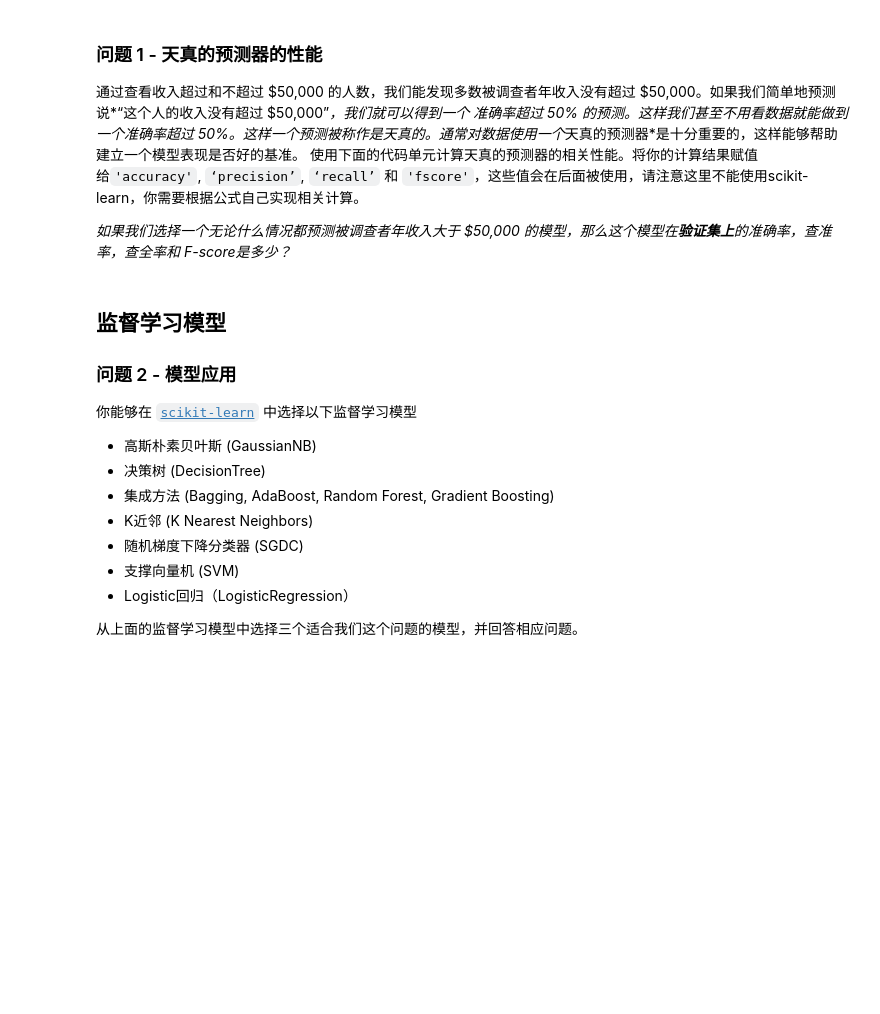
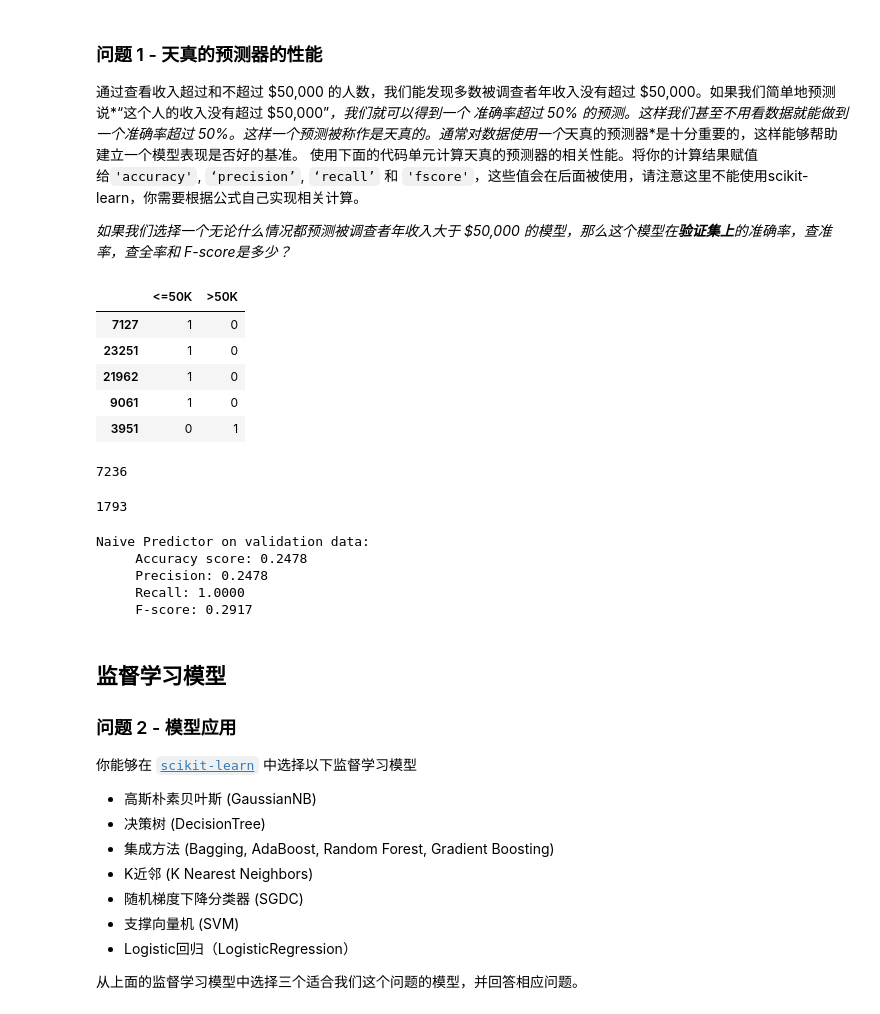
Before and after one commit to le773/PythonDebug, a Jupyter notebook: Q1finding_donors/finding_donors.ipynb, the cells around one changed output. Drawn from its saved outputs; the diff is of its cells as text; code cells hidden in the pictures; blank space fills up the shorter version.

```diff
--- a/Q1finding_donors/finding_donors.ipynb
+++ b/Q1finding_donors/finding_donors.ipynb
@@ -169,13 +209,13 @@ display(features_raw.head(n = 1))
 # %%
 # TODO：使用pandas.get_dummies()对'features_raw'数据进行独热编码
-features = None
+features = pd.get_dummies(features_raw)
 
 # TODO：将'income_raw'编码成数字值
-income = None
+income = pd.get_dummies(income_raw)
 
 # 打印经过独热编码之后的特征数量
 encoded = list(features.columns)
 print "{} total features after one-hot encoding.".format(len(encoded))
 
 # 移除下面一行的注释以观察编码的特征名字
-#print encoded
+print encoded
@@ -217,20 +264,42 @@ $$ F_{\beta} = (1 + \beta^2) \cdot \frac{precision \cdot recall}{\left( \beta^2
 通过查看收入超过和不超过 \$50,000 的人数，我们能发现多数被调查者年收入没有超过 \$50,000。如果我们简单地预测说*“这个人的收入没有超过 \$50,000”*，我们就可以得到一个 准确率超过 50% 的预测。这样我们甚至不用看数据就能做到一个准确率超过 50%。这样一个预测被称作是天真的。通常对数据使用一个*天真的预测器*是十分重要的，这样能够帮助建立一个模型表现是否好的基准。 使用下面的代码单元计算天真的预测器的相关性能。将你的计算结果赋值给`'accuracy'`, `‘precision’`, `‘recall’` 和 `'fscore'`，这些值会在后面被使用，请注意这里不能使用scikit-learn，你需要根据公式自己实现相关计算。
 
 *如果我们选择一个无论什么情况都预测被调查者年收入大于 \$50,000 的模型，那么这个模型在**验证集上**的准确率，查准率，查全率和 F-score是多少？*
+# %%
+y_val.head()
+# %% [output]
+|  | <=50K | >50K |
+| 7127 | 1 | 0 |
+| 23251 | 1 | 0 |
+| 21962 | 1 | 0 |
+| 9061 | 1 | 0 |
+| 3951 | 0 | 1 |
+# %%
+y_val.shape[0]
+# %% [output]
+7236
+# %%
+y_val[y_val['>50K'] == 1].shape[0]
+# %% [output]
+1793
 # %%
 #不能使用scikit-learn，你需要根据公式自己实现相关计算。
 
+total = y_val.shape[0]
+test_right = y_val[y_val['>50K'] == 1].shape[0]
+
 #TODO： 计算准确率
-accuracy = None
+accuracy = 1.0 *  test_right/total
 
 # TODO： 计算查准率 Precision
-precision = None
+tp = test_right
+precision = 1.0 * tp/total
 
 # TODO： 计算查全率 Recall
-recall = None
+recall = 1.0 * tp/tp
 
 # TODO： 使用上面的公式，设置beta=0.5，计算F-score
-fscore = None
+beta=0.5
+fscore = (1 + beta * beta) * precision * recall /(beta * beta * precision + recall)
 
 # 打印结果
 print "Naive Predictor on validation data: \n \
@@ -238,6 +307,12 @@ print "Naive Predictor on validation data: \n \
     Precision: {:.4f} \n \
     Recall: {:.4f} \n \
     F-score: {:.4f}".format(accuracy, precision, recall, fscore)
+# %% [output]
+Naive Predictor on validation data:
+     Accuracy score: 0.2478
+     Precision: 0.2478
+     Recall: 1.0000
+     F-score: 0.2917
 # %% [markdown]
 ## 监督学习模型
 ### 问题 2 - 模型应用
```
Also changed, not shown: parts of 14 cells of this notebook.
